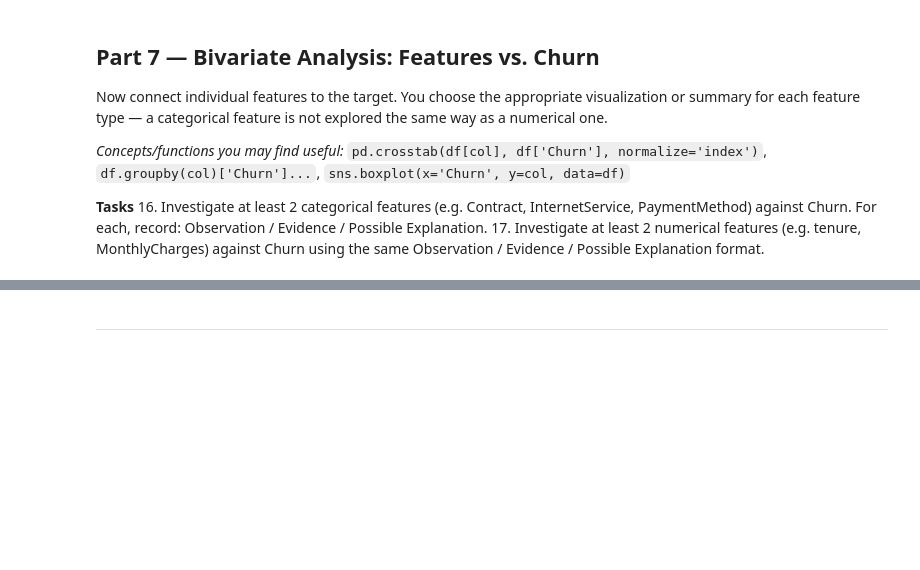
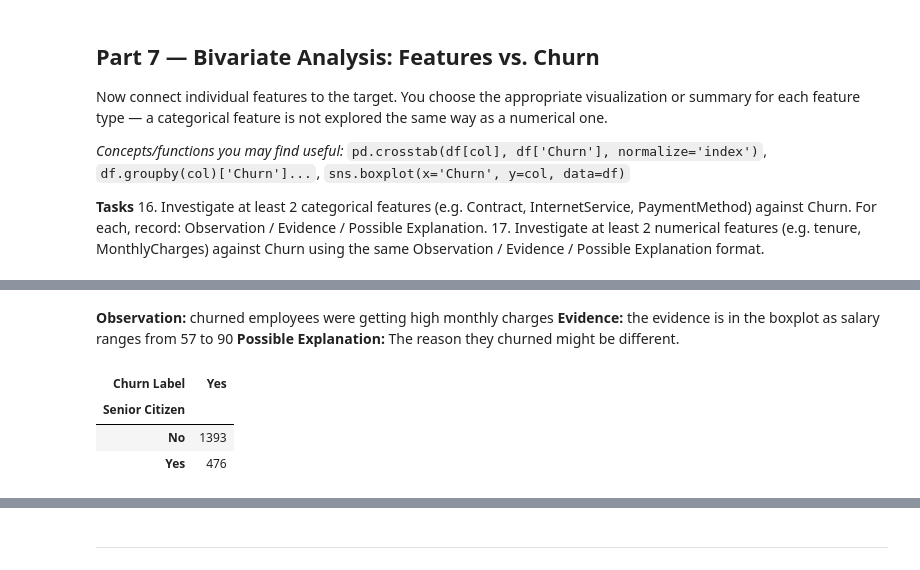
Before and after one commit to karan-kumardev/Machine-Learning-Lab2, a Jupyter notebook: Lab2_Data_Cleaning_EDA_Template.ipynb, the cells around one changed output, grey strips where cells are left out. Saved outputs shown, nothing was run; the diff lists cells and outputs as text; code cells hidden in the pictures; blank space fills up the shorter version.

```diff
--- a/Lab2_Data_Cleaning_EDA_Template.ipynb
+++ b/Lab2_Data_Cleaning_EDA_Template.ipynb
@@ -330,2 +332,14 @@ Now connect individual features to the target. You choose the appropriate visual
+# %% [markdown]
+**Observation:** churned employees were getting high monthly charges
+**Evidence:** the evidence is in the boxplot as salary ranges from 57 to 90
+**Possible Explanation:** The reason they churned might be different.
 # %%
 # Task 16 — categorical feature 2 vs Churn
+
+pd.crosstab(df['Senior Citizen'], df['Churn Label'])
+sns.boxplot(x=df['Churn Score'],y=df['Senior Citizen'])
+# %% [output]
+| Churn Label | Yes |
+| Senior Citizen |  |
+| No | 1393 |
+| Yes | 476 |
```
Also changed, not shown: parts of 12 cells of this notebook.
